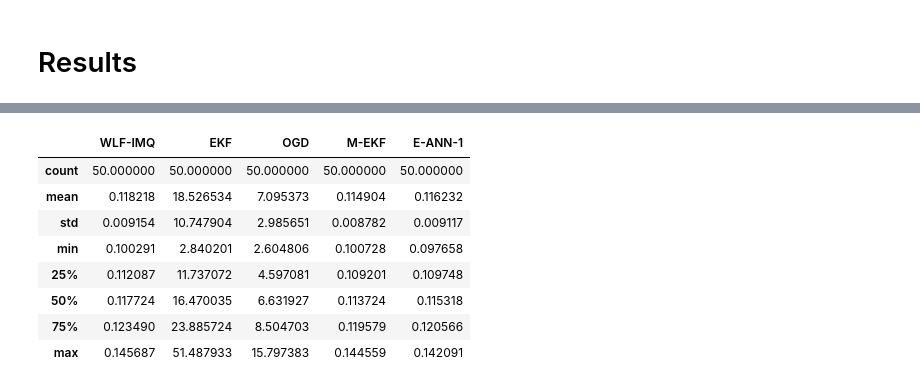
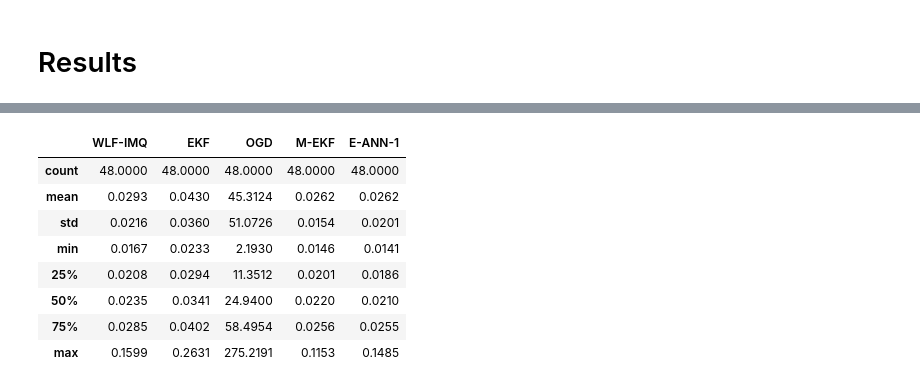
Before and after one commit to gerdm/weighted-likelihood-filter, a Jupyter notebook: experiments/uci-regression.ipynb, the cells around one changed output, grey strips where cells are left out. Drawn from its saved outputs; the diff is of its cells as text; code cells hidden in the pictures.

```diff
--- a/experiments/uci-regression.ipynb
+++ b/experiments/uci-regression.ipynb
@@ -257,9 +271,10 @@ def filter_mah_ekf(threshold):
 # %%
 %%time
 bo = BayesianOptimization(
-    lambda threshold: -jnp.power(filter_mah_ekf(threshold)[0] - y, 2)[ix_clean].mean(),
+    lambda threshold, log_lr: -jnp.power(filter_mah_ekf(threshold, log_lr)[0] - y, 2)[ix_clean].mean(),
     pbounds={
-        "threshold": (1e-6, 20)
+        "threshold": (1e-6, 20),
+        "log_lr": (-20, 0)
     },
     verbose=1,
     random_state=314,
@@ -279,6 +296,8 @@ Wall time: 25.2 s
 ### Eval
 # %%
 threshold = bo.max["params"]["threshold"]
+lr = np.exp(bo.max["params"]["log_lr"])
+
 agent = rfilter.ExtendedThresholdedKalmanFilter(
     lambda x: x,
     model.apply,
@@ -298,0 +308,10 @@ Wall time: 7.24 s
+# %%
+%%time
+bel_init = agent.init_bel(params_init, cov=lr)
+bel_init = jax.device_put(bel_init, sharding.replicate(0))
+callback = partial(callback_fn, applyfn=agent.vobs_fn)
+scanfn = jax.jit(jax.vmap(agent.scan, in_axes=(None, 0, 0, None)), static_argnames=("callback_fn",))
+
+_, yhat_collection_mekf = scanfn(bel_init, y_collection, X_collection, callback)
+yhat_collection_mekf = jax.block_until_ready(yhat_collection_mekf)
+yhat_collection_mekf = yhat_collection_mekf.squeeze()
@@ -339,3 +361,5 @@ err_collection_ogd  = pd.DataFrame(np.power(y_collection - yhat_collection_ogd,
 # Results
 # %%
 import seaborn as sns
+# %%
+pd.set_option("display.float_format", lambda x: format(x, "0.4f"))
@@ -342,23 +376,23 @@ import seaborn as sns
 # %%
 df_results = pd.DataFrame({
-    "WLF-IMQ": err_collection_wlf.mul(mask_clean).sum(axis=0) / mask_clean.sum(axis=0),
-    "EKF": err_collection_ekf.mul(mask_clean).sum(axis=0) / mask_clean.sum(axis=0),
-    "OGD": err_collection_ogd.mul(mask_clean).sum(axis=0) / mask_clean.sum(axis=0),
-    "M-EKF": err_collection_mekf.mul(mask_clean).sum(axis=0) / mask_clean.sum(axis=0),
-    "E-ANN-1": err_collection_ann1.mul(mask_clean).sum(axis=0) / mask_clean.sum(axis=0),
+    "WLF-IMQ": err_collection_wlf.mul(mask_clean)[10:].sum(axis=0) / mask_clean[10:].sum(axis=0),
+    "EKF": err_collection_ekf.mul(mask_clean)[10:].sum(axis=0) / mask_clean[10:].sum(axis=0),
+    "OGD": err_collection_ogd.mul(mask_clean)[10:].sum(axis=0) / mask_clean[10:].sum(axis=0),
+    "M-EKF": err_collection_mekf.mul(mask_clean)[10:].sum(axis=0) / mask_clean[10:].sum(axis=0),
+    "E-ANN-1": err_collection_ann1.mul(mask_clean)[10:].sum(axis=0) / mask_clean[10:].sum(axis=0),
 })
 
 df_results.describe()
 # %% [output]
 |  | WLF-IMQ | EKF | OGD | M-EKF | E-ANN-1 |
-| count | 50.000000 | 50.000000 | 50.000000 | 50.000000 | 50.000000 |
-| mean | 0.118218 | 18.526534 | 7.095373 | 0.114904 | 0.116232 |
-| std | 0.009154 | 10.747904 | 2.985651 | 0.008782 | 0.009117 |
-| min | 0.100291 | 2.840201 | 2.604806 | 0.100728 | 0.097658 |
-| 25% | 0.112087 | 11.737072 | 4.597081 | 0.109201 | 0.109748 |
-| 50% | 0.117724 | 16.470035 | 6.631927 | 0.113724 | 0.115318 |
-| 75% | 0.123490 | 23.885724 | 8.504703 | 0.119579 | 0.120566 |
-| max | 0.145687 | 51.487933 | 15.797383 | 0.144559 | 0.142091 |
+| count | 48.0000 | 48.0000 | 48.0000 | 48.0000 | 48.0000 |
+| mean | 0.0293 | 0.0430 | 45.3124 | 0.0262 | 0.0262 |
+| std | 0.0216 | 0.0360 | 51.0726 | 0.0154 | 0.0201 |
+| min | 0.0167 | 0.0233 | 2.1930 | 0.0146 | 0.0141 |
+| 25% | 0.0208 | 0.0294 | 11.3512 | 0.0201 | 0.0186 |
+| 50% | 0.0235 | 0.0341 | 24.9400 | 0.0220 | 0.0210 |
+| 75% | 0.0285 | 0.0402 | 58.4954 | 0.0256 | 0.0255 |
+| max | 0.1599 | 0.2631 | 275.2191 | 0.1153 | 0.1485 |
 # %%
 sns.boxenplot(
     x="variable",
```
Also changed, not shown: parts of 23 cells of this notebook, 1 other file.
